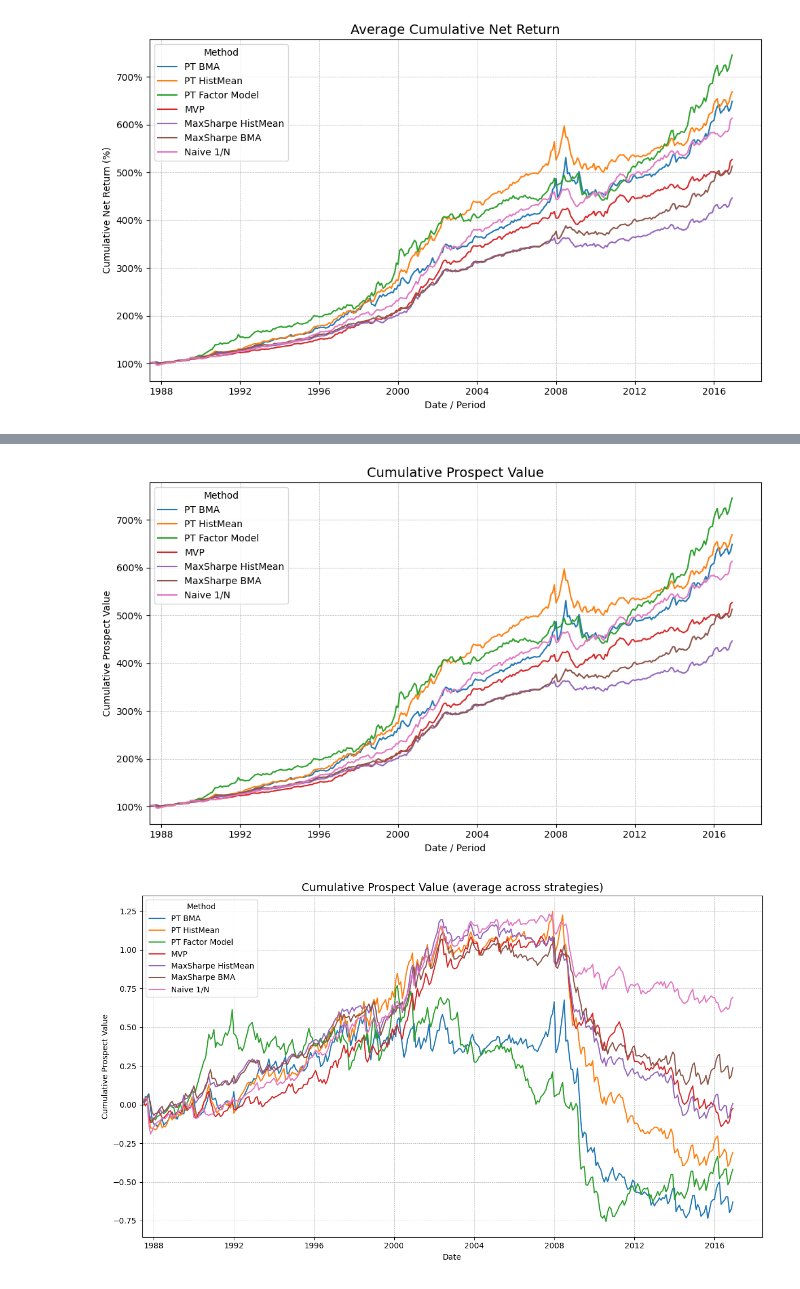
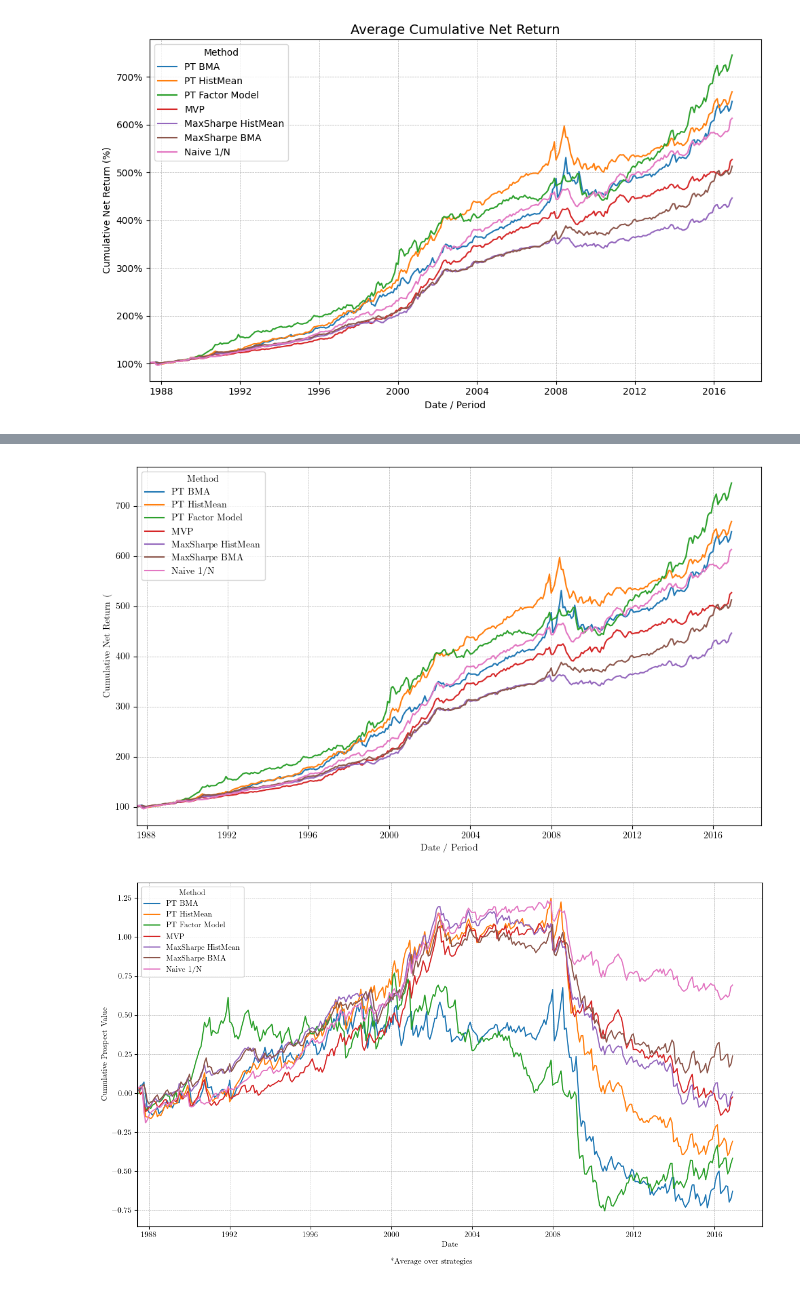
Before and after one commit to CheeseT99/speciale_repo, a Jupyter notebook: jupyternotebooks/results_pt_avg.ipynb, the cells around one changed output, grey strips where cells are left out. Cells and saved outputs as stored; diff of their text form; code cells hidden in the pictures.

```diff
--- a/jupyternotebooks/results_pt_avg.ipynb
+++ b/jupyternotebooks/results_pt_avg.ipynb
@@ -715,76 +851,80 @@ for method in pt_methods:
 # %%
+%matplotlib inline
+import matplotlib.pyplot as plt
+from matplotlib.ticker import FuncFormatter
+
 plt.figure(figsize=(10, 6))
 for col in cum_net_df.columns:
     plt.plot(cum_net_df.index, cum_net_df[col], label=col)
 
-# grab current axes
 ax = plt.gca()
-first_date = cum_net_df.index.min()
-last_date  = cum_net_df.index.max()
+#ax.set_title("Average Cumulative Net Return", fontsize=14)
+ax.set_xlabel("Date / Period")
+ax.set_ylabel("Cumulative Net Return (%)")
+first_date = cumulative_pt_values.index.min()
+last_date  = cumulative_pt_values.index.max()
 span       = last_date - first_date
-
-# Extend the right-hand limit by 5% of the total time span
 ax.set_xlim(first_date, last_date + span * 0.05)
-# titles & labels
-ax.set_title("Cumulative Prospect Value", fontsize=14)
-ax.set_xlabel("Date / Period")
-ax.set_ylabel("Cumulative Prospect Value")
-
-# format y-axis ticks as percentages
 ax.yaxis.set_major_formatter(FuncFormatter(lambda y, _: f'{y*100:.0f}%'))
-
-# legend with title and best location
 ax.legend(title="Method", loc="best")
-
-# light dashed gridlines
 ax.grid(True, linestyle="--", linewidth=0.5)
 
-# tighten up margins
 plt.tight_layout()
 
+# Save as PDF:
+plt.savefig("average_cumulative_net_return.pdf", format="pdf", bbox_inches="tight")
+
+# (Optional) display in notebook
 plt.show()
 # %% [output]
-[figure, old version]
+[figure, new version]
 # %%
-# Calculate cumulative sum of Prospect Values per method
 import matplotlib.pyplot as plt
 
 # Calculate cumulative sum of Prospect Values per method
 cum_prospect_df = pd.DataFrame({
     method: pd.concat(
         [df['Prospect Value'].cumsum() for df in results.values()], axis=1
     ).mean(axis=1)
     for method, results in results_by_method.items()
 })
 
 # Plot the cumulative sum of Prospect Values
 fig, ax = plt.subplots(figsize=(12, 7))
 for method in cum_prospect_df.columns:
     ax.plot(cum_prospect_df.index, cum_prospect_df[method], label=method)
 
-# 1) Remove default x-axis padding
+# Lock x-limits to data range (with 5% right‐hand padding)
 first_date = cum_prospect_df.index.min()
 last_date  = cum_prospect_df.index.max()
 span       = last_date - first_date
-
-# Extend the right-hand limit by 5% of the total time span
 ax.set_xlim(first_date, last_date + span * 0.05)
 
-# —or— 2) Explicitly lock the x-limits to your data range
-# first_date = cum_prospect_df.index.min()
-# last_date  = cum_prospect_df.index.max()
-# ax.set_xlim(first_date, last_date)
-
-ax.set_title("Cumulative Prospect Value (average across strategies)", fontsize=14)
+# Labels and grid
 ax.set_xlabel("Date")
 ax.set_ylabel("Cumulative Prospect Value")
 ax.legend(title="Method", loc="best")
 ax.grid(True, linestyle='--', linewidth=0.5)
 
-plt.tight_layout()
+# Add a note at the bottom of the figure
+fig.text(
+    0.5,         # x-position (center)
+    0.01,        # y-position (just above the bottom)
+    "*Average over strategies",
+    ha='center',
+    va='bottom',
+    fontsize=10,
+    color='black'
+)
+
+plt.tight_layout(rect=[0, 0.03, 1, 1])  # leave space at the bottom for the note
+
+# Save as PDF
+plt.savefig("cumulative_prospect_value.pdf", format="pdf")
+
 plt.show()
 # %% [output]
-[figure, old version]
+[figure, new version]
 # %%
 # Calculate cumulative sum of Prospect Values per method
 cum_prospect_df = pd.DataFrame({
```
Also changed, not shown: parts of 7 cells of this notebook, 21 other files.
